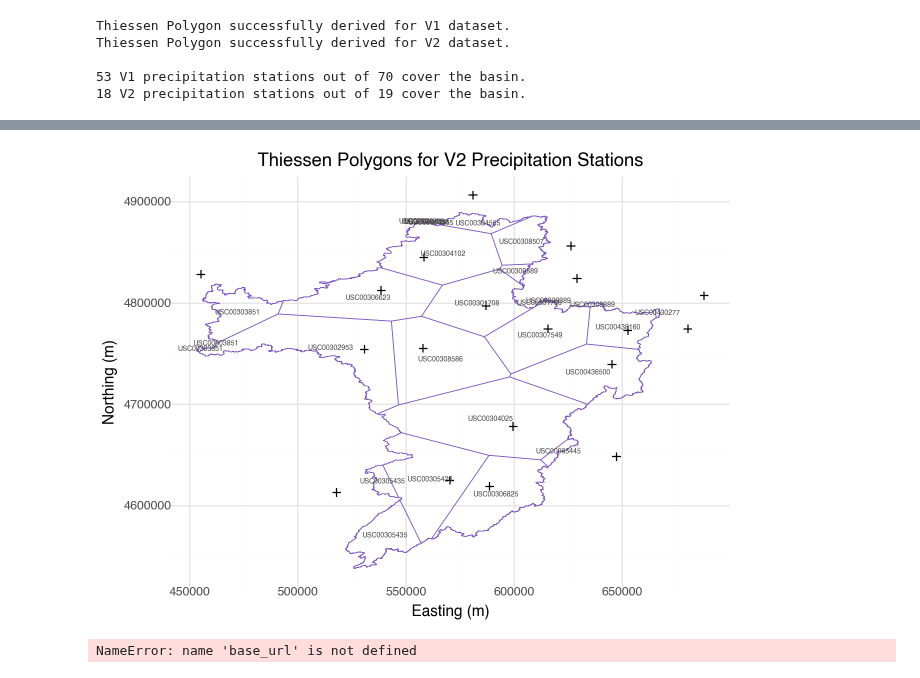
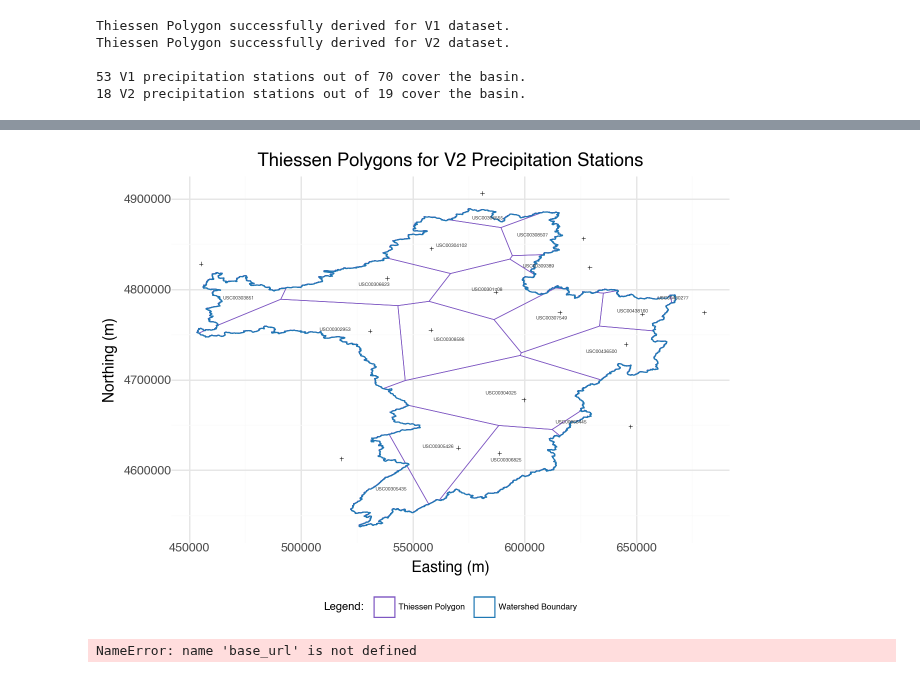
Before and after one commit to vpalvesalan/Unit-Hydrograph-Model, a Jupyter notebook: notebooks/preprocessing/data_prepocessing.ipynb, the cells around one changed output, grey strips where cells are left out. Drawn from its saved outputs; the diff is of its cells as text; code cells hidden in the pictures.

Commit message:
Fix Thiessen Polygon Map

```diff
--- a/notebooks/preprocessing/data_prepocessing.ipynb
+++ b/notebooks/preprocessing/data_prepocessing.ipynb
@@ -77,13 +77,6 @@ warnings.filterwarnings('ignore')
 load_dotenv(project_base_path / '.env')
 
 NOAA_API_TOKEN = os.getenv('NOAA_API_TOKEN')
-# %%
-# Load enviroment
-filename = 'data_preprocessing_workspace.pkl'
-with open(filename, 'rb') as f:
-    loaded_vars = pickle.load(f)
-
-globals().update(loaded_vars)
 # %% [markdown]
 ## 1. Shapefiles
 # %% [markdown]
@@ -581,3 +578,6 @@ Thiessen Polygon successfully derived for V2 dataset.
+# %%
+precip_stations_v1_filtered = precip_stations_v1_clipped[precip_stations_v1_clipped['precip_station_id'].isin(thiessen_polygons_v1_ds['precip_station_id'])]
+precip_stations_v2_filtered = precip_stations_v2_clipped[precip_stations_v2_clipped['StnID'].isin(thiessen_polygons_v2_ds['StnID'])]
 # %%
 # Compute centroids for placing labels
 thiessen_polygons_v1_ds['x'] = thiessen_polygons_v1_ds.centroid.x
@@ -662,50 +659,80 @@ thiessen_polygons_v1ds_map.show()
 # %%
+# Compute centroids for placing labels
 thiessen_polygons_v2_ds['x'] = thiessen_polygons_v2_ds.centroid.x
 thiessen_polygons_v2_ds['y'] = thiessen_polygons_v2_ds.centroid.y
 
+# Add a new column to indicate the type of feature for color mapping
+thiessen_polygons_v2_ds['feature_type'] = 'Thiessen Polygon'
+upper_hudson_basin['feature_type'] = 'Watershed Boundary'
+
+# Build the plot
 thiessen_polygons_v2ds_map = (
-    ggplot(thiessen_polygons_v2_ds)
+    ggplot()
+
+    # Thiessen Polygons layer
     + geom_map(
+        data=thiessen_polygons_v2_ds,
+        mapping=aes(geometry='geometry', color='feature_type'),
+        fill=None,
+        size=0.3,
+        show_legend=True
+    )
+
+    # Precipitation Stations layer
+    + geom_map(
+        data=precip_stations_v2_filtered,
         mapping=aes(geometry='geometry'),
-        fill = None,
-        color = map_style.get('thiessen_polygon').get('color'),
-        size = 0.3,
+        shape = map_style.get('precipitation_station_v2').get('shape'),
+        color = map_style.get('precipitation_station_v2').get('color'),
+        fill = map_style.get('precipitation_station_v2').get('fill'),
+        size =1.5,
+        stroke = 0.2
     )
+
+    # Upper Hudson Basin layer
     + geom_map(
-        data = precip_stations_v2_clipped[['geometry']],
-        mapping=aes(gemetry='geometry'),
-        color=map_style.get('precipitation_station_v2').get('color'),
-        shape = map_style.get('precipitation_station_v2').get('shape'),
-        size = 3,
-        alpha = 1,
+        data=upper_hudson_basin,
+        mapping=aes(geometry='geometry', color='feature_type'),
+        fill=None,
+        show_legend=True
     )
-    #+ geom_map(
-    #    data = upper_hudson_basin[['geometry']],
-    #    mapping=aes(geometry='geometry'),
-    #    color = map_style.get('watershed_boundary').get('color'),
-    #    fill = None
-    #)
+
+    # Add labels for precipitation station IDs (using the centroids)
     + geom_text(
-        mapping= aes(x= 'x', y = 'y', label = 'StnID'),
-        size = 5,
-        color = map_style.get('text').get('color')
+        data=thiessen_polygons_v2_ds,
+        mapping=aes(x='x', y='y', label='StnID'),
+        size=3.5,
+        color=map_style.get('text').get('color')
     )
+
+    # Set titles and axes labels
     + labs(title='Thiessen Polygons for V2 Precipitation Stations',
-           x = "Easting (m)", y = "Northing (m)")
+           x="Easting (m)", y="Northing (m)")
 
-    # Manually define colors
     + coord_cartesian()
     + theme_minimal()
+
+    # Place the legend at the bottom and adjust text sizes
     + theme(
-        legend_title=element_text(size=10),
-        legend_text=element_text(size=8),
-        legend_position='bottom'
-    )
+          legend_title=element_text(size=8),
+          legend_text=element_text(size=6),
+          legend_position='bottom'
+      )
+
+    # Manually assign colors to each mapped group
+    + scale_color_manual(
+          name="Legend:",
+          values={
+              'Thiessen Polygon': map_style.get('thiessen_polygon').get('color'),
+              'Watershed Boundary': map_style.get('watershed_boundary').get('color')
+          }
+      )
 )
 
+# Display the plot
 thiessen_polygons_v2ds_map.show()
 # %% [output]
-[figure, old version]
+[figure, new version]
 # %%
 parameters2 = {'stationid':'COOP:267369',
                'datasetid':'PRECIP_15',
```
Also changed, not shown: parts of 3 cells of this notebook.
